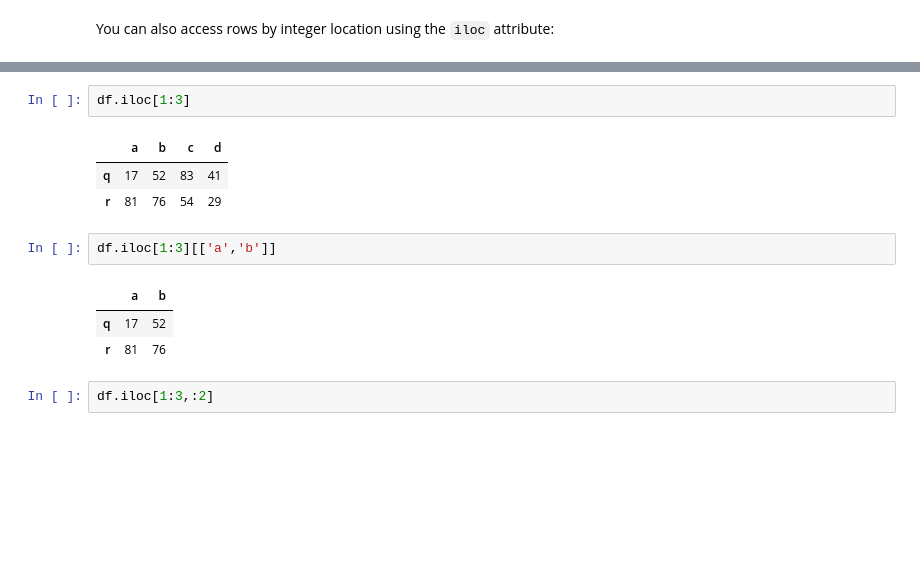
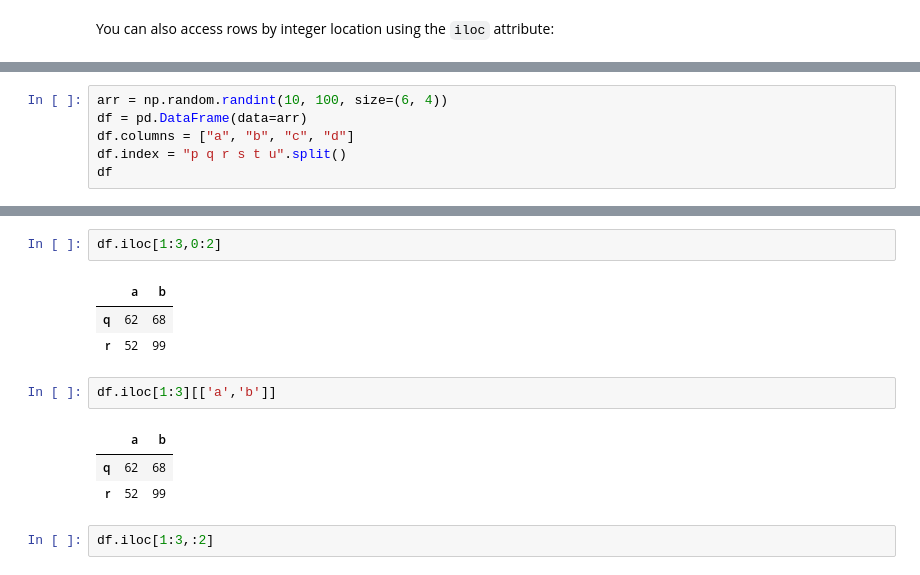
Before and after one commit to dev-SR/machine-learning, a Jupyter notebook: 01pandas/pandas.ipynb, the cells around one changed output, grey strips where cells are left out. Saved outputs shown, nothing was run; the diff lists cells and outputs as text; blank space fills up the shorter version.

```diff
--- a/01pandas/pandas.ipynb
+++ b/01pandas/pandas.ipynb
@@ -482,0 +507,6 @@ You can also get a slice of rows, and this returns a `DataFrame` object:
+# %%
+arr = np.random.randint(10, 100, size=(6, 4))
+df = pd.DataFrame(data=arr)
+df.columns = ["a", "b", "c", "d"]
+df.index = "p q r s t u".split()
+df
@@ -483,15 +528,15 @@ You can also get a slice of rows, and this returns a `DataFrame` object:
 # %%
-df.iloc[1:3]
+df.iloc[1:3,0:2]
 # %% [output]
-|  | a | b | c | d |
-| q | 17 | 52 | 83 | 41 |
-| r | 81 | 76 | 54 | 29 |
+|  | a | b |
+| q | 62 | 68 |
+| r | 52 | 99 |
 # %%
 df.iloc[1:3][['a','b']]
 # %% [output]
 |  | a | b |
-| q | 17 | 52 |
-| r | 81 | 76 |
+| q | 62 | 68 |
+| r | 52 | 99 |
 # %%
 df.iloc[1:3,:2]
 # %% [output]
```
Also changed, not shown: parts of 66 cells of this notebook, 1 other file.
